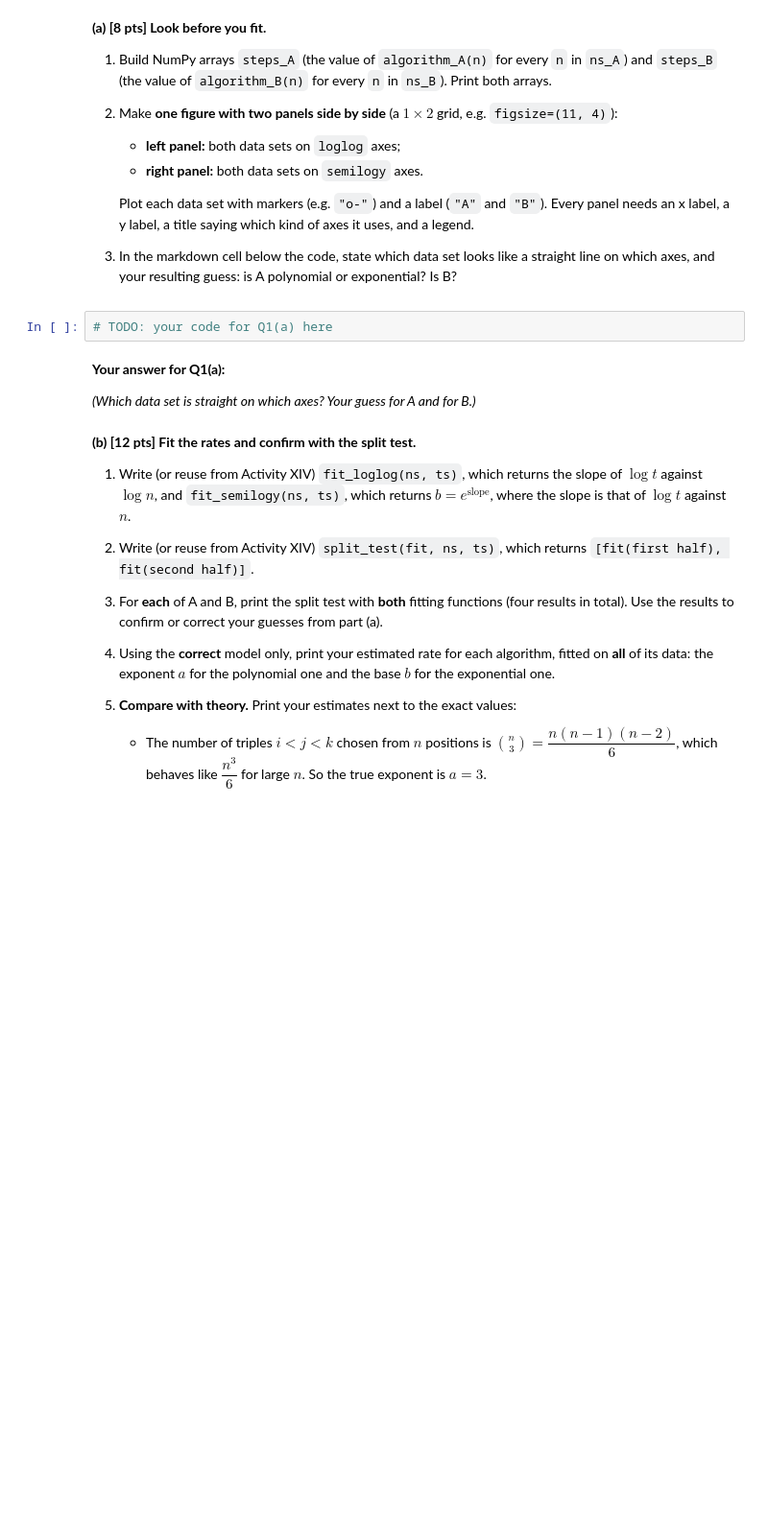
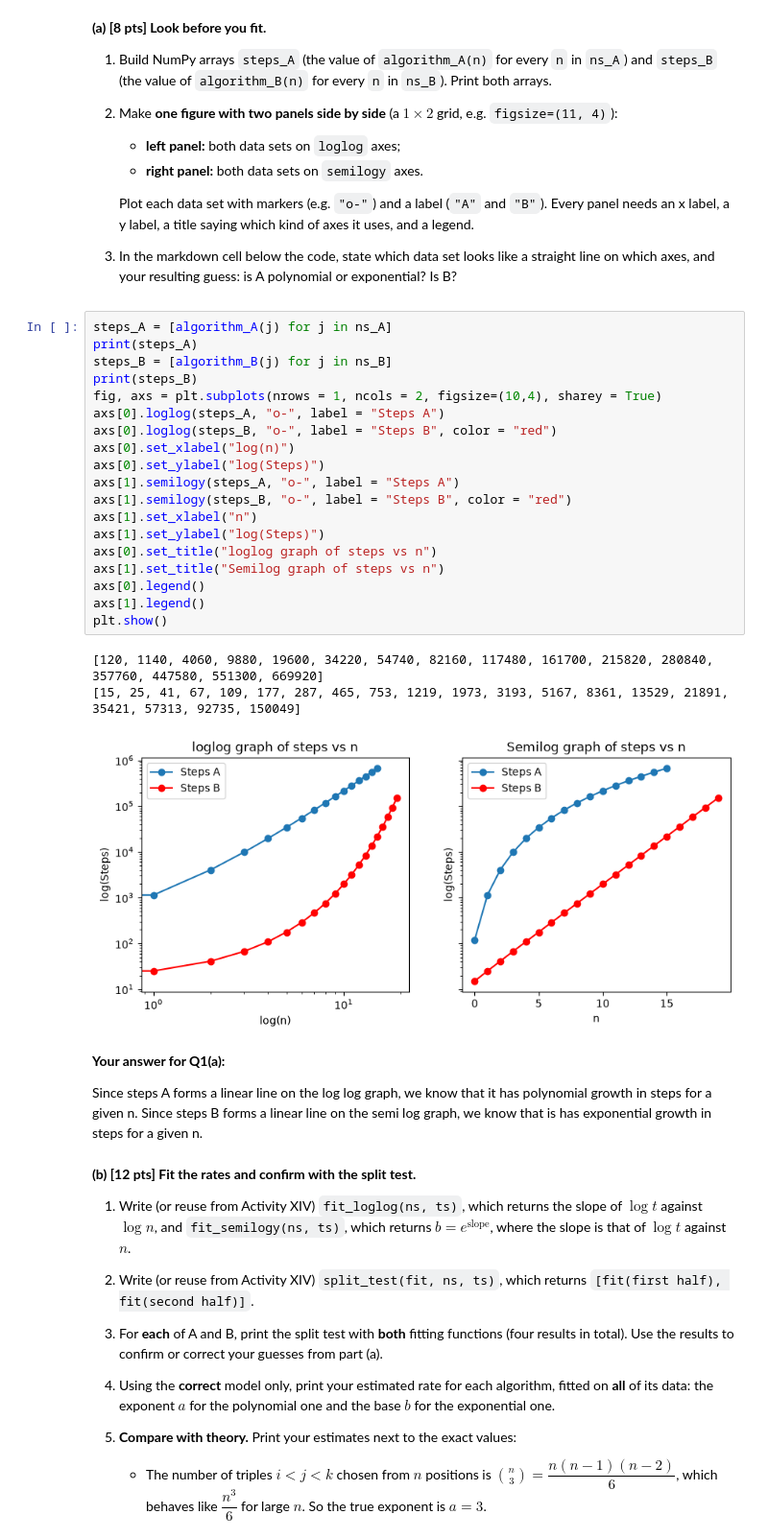
Before and after one commit to silasProgram/Math300_ClassRepo, a Jupyter notebook: assignments/assignmentIII.ipynb, the cells around one changed output. Shown at 96% size. Cells and saved outputs as stored; diff of their text form; blank space fills up the shorter version.

```diff
--- a/assignments/assignmentIII.ipynb
+++ b/assignments/assignmentIII.ipynb
@@ -81,11 +81,32 @@ ns_B = np.arange(5, 25)          # n = 5, 6, ..., 24      (20 values)
    Plot each data set with markers (e.g. `"o-"`) and a label (`"A"` and `"B"`). Every panel needs an x label, a y label, a title saying which kind of axes it uses, and a legend.
 3. In the markdown cell below the code, state which data set looks like a straight line on which axes, and your resulting guess: is A polynomial or exponential? Is B?
 # %%
-# TODO: your code for Q1(a) here
+steps_A = [algorithm_A(j) for j in ns_A]
+print(steps_A)
+steps_B = [algorithm_B(j) for j in ns_B]
+print(steps_B)
+fig, axs = plt.subplots(nrows = 1, ncols = 2, figsize=(10,4), sharey = True)
+axs[0].loglog(steps_A, "o-", label = "Steps A")
+axs[0].loglog(steps_B, "o-", label = "Steps B", color = "red")
+axs[0].set_xlabel("log(n)")
+axs[0].set_ylabel("log(Steps)")
+axs[1].semilogy(steps_A, "o-", label = "Steps A")
+axs[1].semilogy(steps_B, "o-", label = "Steps B", color = "red")
+axs[1].set_xlabel("n")
+axs[1].set_ylabel("log(Steps)")
+axs[0].set_title("loglog graph of steps vs n")
+axs[1].set_title("Semilog graph of steps vs n")
+axs[0].legend()
+axs[1].legend()
+plt.show()
+# %% [output]
+[120, 1140, 4060, 9880, 19600, 34220, 54740, 82160, 117480, 161700, 215820, 280840, 357760, 447580, 551300, 669920]
+[15, 25, 41, 67, 109, 177, 287, 465, 753, 1219, 1973, 3193, 5167, 8361, 13529, 21891, 35421, 57313, 92735, 150049]
+[figure, added]
 # %% [markdown]
 **Your answer for Q1(a):**
 
-*(Which data set is straight on which axes? Your guess for A and for B.)*
+Since steps A forms a linear line on the log log graph, we know that it has polynomial growth in steps for a given n. Since steps B forms a linear line on the semi log graph, we know that is has exponential growth in steps for a given n.
 # %% [markdown]
 **(b) [12 pts] Fit the rates and confirm with the split test.**
 1. Write (or reuse from Activity XIV) `fit_loglog(ns, ts)`, which returns the slope of $\log t$ against $\log n$, and `fit_semilogy(ns, ts)`, which returns $b = e^{\text{slope}}$, where the slope is that of $\log t$ against $n$.
```
Also changed, not shown: parts of 11 cells of this notebook, 2 other files.
